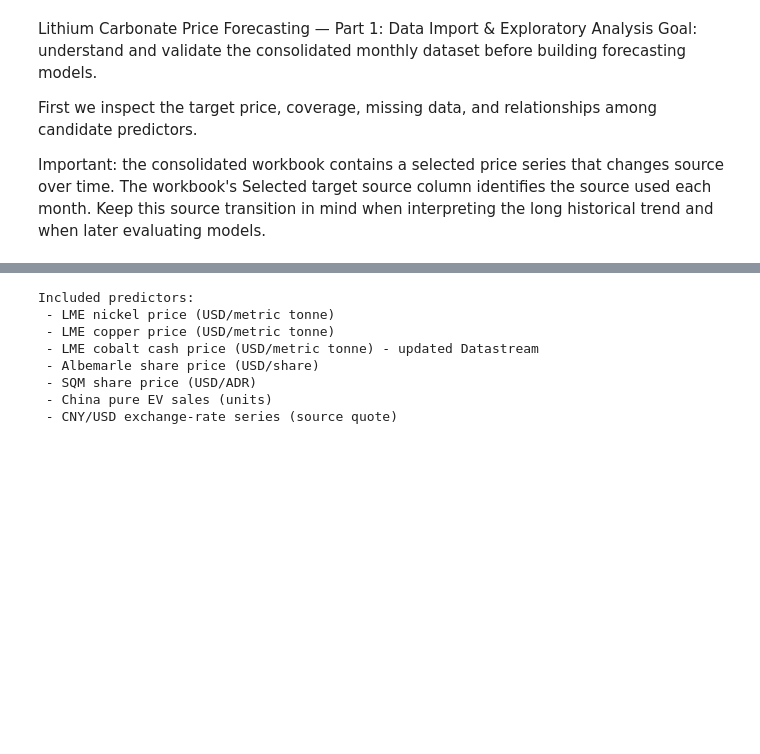
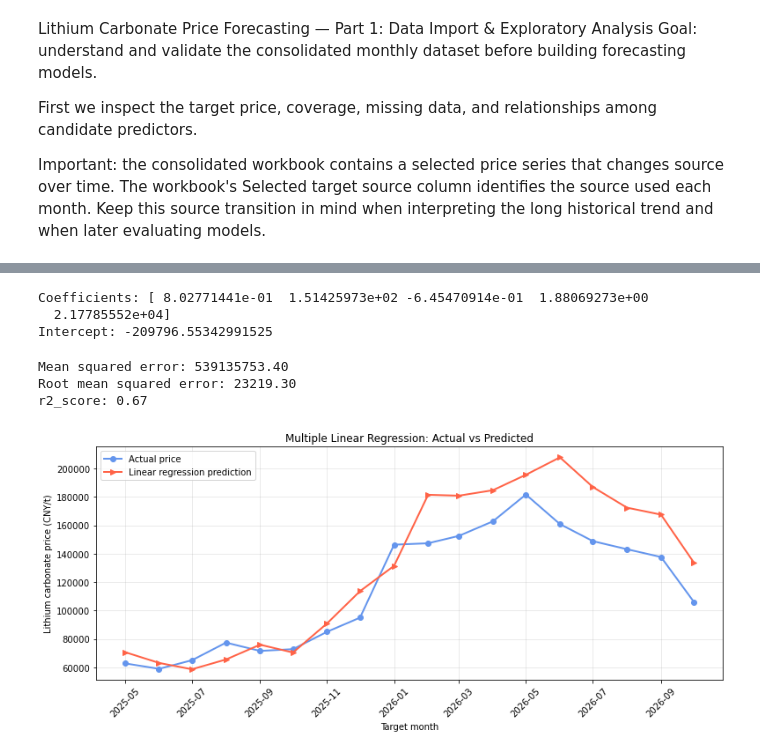
Before and after one commit to Lucy-Schmid/Lucy-Schmid.github.io, a Jupyter notebook: notebooks/Lithium Model.ipynb, the cells around one changed output, grey strips where cells are left out. Cells and saved outputs as stored; diff of their text form; code cells hidden in the pictures; blank space fills up the shorter version.

```diff
--- a/notebooks/Lithium Model.ipynb
+++ b/notebooks/Lithium Model.ipynb
@@ -241,45 +167,39 @@ display(coverage_table)
 # %%
-# Current lithium price can be used to forecast the following month.
-PRICE_LAGS = [0, 1, 2, 3, 5, 10]
+model = linear_model.LinearRegression()
+model.fit(X_train, y_train)
 
-# Other market variables are lagged at least one month to reduce
-# the risk of using data that was not yet published at the forecast date.
-OTHER_LAGS = [1]
-
-TEST_SIZE = 0.20
-RANDOM_STATE = 42
+print("Coefficients:", model.coef_)
+print("Intercept:", model.intercept_)
+# %% [output]
+Coefficients: [ 8.02771441e-01  1.51425973e+02 -6.45470914e-01  1.88069273e+00
+  2.17785552e+04]
+Intercept: -209796.55342991525
+# %%
+y_predict_lr = model.predict(X_test)
+
+print("Mean squared error: %.2f" % mean_squared_error(y_test, y_predict_lr))
+print("Root mean squared error: %.2f" % np.sqrt(mean_squared_error(y_test, y_predict_lr)))
+print("r2_score: %.2f" % r2_score(y_test, y_predict_lr))
+# %% [output]
+Mean squared error: 539135753.40
+Root mean squared error: 23219.30
+r2_score: 0.67
 # %%
-candidate_variables = [
-    "LME nickel price (USD/metric tonne)",
-    "LME copper price (USD/metric tonne)",
-    "LME cobalt cash price (USD/metric tonne) - updated Datastream",
-    "Albemarle share price (USD/share)",
-    "SQM share price (USD/ADR)",
-    "China pure EV sales (units)",
-    "CNY/USD exchange-rate series (source quote)"
-]
+fig, ax = plt.subplots(figsize=(11, 5))
 
-variables = [col for col in candidate_variables if col in df.columns]
-missing_variables = [col for col in candidate_variables if col not in df.columns]
+ax.plot(dates_test, y_test.values, marker="o", color="cornflowerblue",
+        linewidth=2, label="Actual price")
+ax.plot(dates_test, y_predict_lr, marker=">", color="tomato",
+        linewidth=2, label="Linear regression prediction")
 
-print("Included predictors:")
-for col in variables:
-    print(" -", col)
-
-if missing_variables:
-    print("\nNot found in workbook (skipped):")
-    for col in missing_variables:
-        print(" -", col)
-
-if not variables:
-    raise ValueError("None of the candidate predictor columns were found.")
+ax.set_xlabel("Target month")
+ax.set_ylabel("Lithium carbonate price (CNY/t)")
+ax.set_title("Multiple Linear Regression: Actual vs Predicted")
+ax.legend()
+ax.grid(alpha=0.3)
+plt.xticks(rotation=45)
+plt.tight_layout()
+plt.show()
 # %% [output]
-Included predictors:
- - LME nickel price (USD/metric tonne)
- - LME copper price (USD/metric tonne)
- - LME cobalt cash price (USD/metric tonne) - updated Datastream
- - Albemarle share price (USD/share)
- - SQM share price (USD/ADR)
- - China pure EV sales (units)
- - CNY/USD exchange-rate series (source quote)
+[figure, added]
 # %%
```
Also changed, not shown: parts of 24 cells of this notebook, 45 other files.
